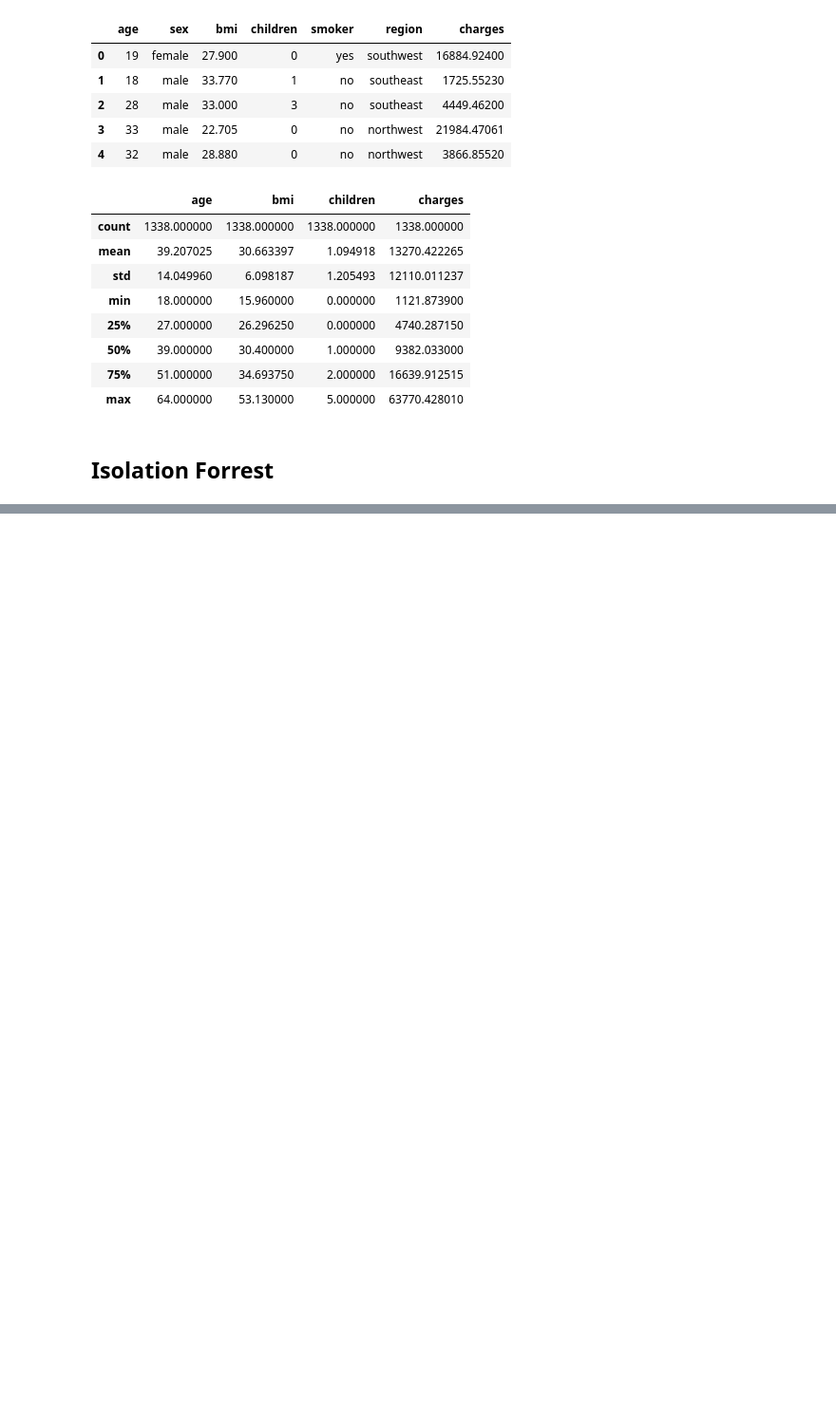
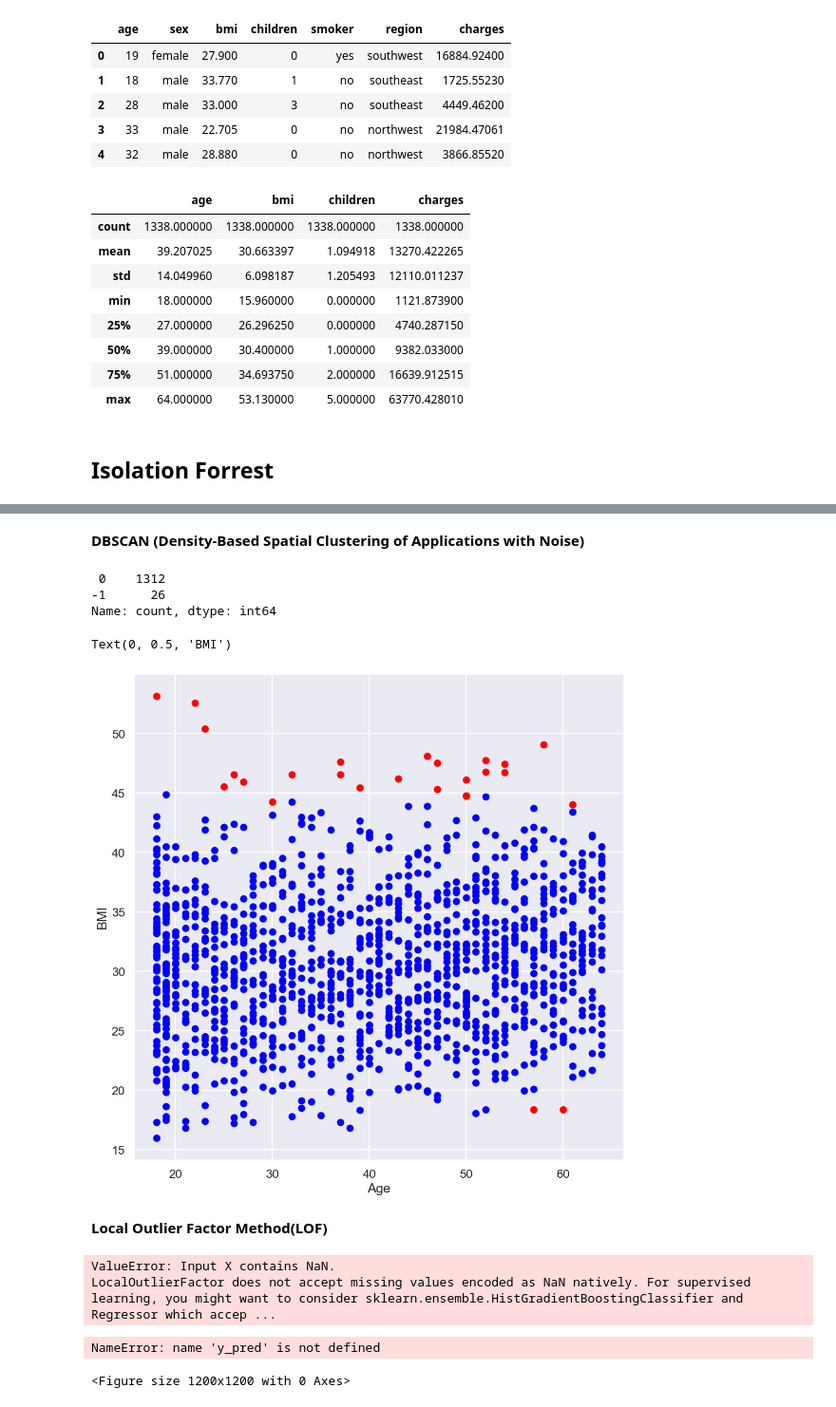
Before and after one commit to sulaiman-shamasna/Anomaly-Detection-Techniques, a Jupyter notebook: anomaly_detection.ipynb, the cells around one changed output, grey strips where cells are left out. Shown: that part at 95% size. Cells and saved outputs as stored; diff of their text form; code cells hidden in the pictures; blank space fills up the shorter version.

```diff
--- a/anomaly_detection.ipynb
+++ b/anomaly_detection.ipynb
@@ -375,0 +376,57 @@ for i, column in enumerate(cols):
+# %% [markdown]
+**DBSCAN (Density-Based Spatial Clustering of Applications with Noise)**
+# %%
+X = df_3[['age','bmi']].values
+
+db = DBSCAN(eps=3.0, min_samples=10).fit(X)
+labels = db.labels_
+# %%
+pd.Series(labels).value_counts()
+# %% [output]
+ 0    1312
+-1      26
+Name: count, dtype: int64
+# %%
+plt.figure(figsize=(12,12))
+
+unique_labels = set(labels)
+colors = ['blue', 'red']
+
+for color,label in zip(colors, unique_labels):
+    sample_mask = [True if l == label else False for l in labels]
+    plt.plot(X[:,0][sample_mask], X[:, 1][sample_mask], 'o', color=color);
+plt.xlabel('Age')
+plt.ylabel('BMI')
+# %% [output]
+Text(0, 0.5, 'BMI')
+[figure, added]
+# %% [markdown]
+**Local Outlier Factor Method(LOF)**
+# %%
+clf = LocalOutlierFactor(n_neighbors=50, contamination='auto')
+X = df_1[['age','chol']].values
+y_pred = clf.fit_predict(X)
+# %% [output]
+ValueError: Input X contains NaN.
+LocalOutlierFactor does not accept missing values encoded as NaN natively. For supervised learning, you might want to consider sklearn.ensemble.HistGradientBoostingClassifier and Regressor which accep ...
+# %%
+plt.figure(figsize=(12,12))
+# plot the level sets of the decision function
+
+in_mask = [True if l == 1 else False for l in y_pred]
+out_mask = [True if l == -1 else False for l in y_pred]
+
+plt.title("Local Outlier Factor (LOF)")
+# inliers
+a = plt.scatter(X[in_mask, 0], X[in_mask, 1], c = 'blue',
+                edgecolor = 'k', s = 30)
+# outliers
+b = plt.scatter(X[out_mask, 0], X[out_mask, 1], c = 'red',
+                edgecolor = 'k', s = 30)
+plt.axis('tight')
+plt.xlabel('Age');
+plt.ylabel('Cholestrol');
+plt.show()
+# %% [output]
+NameError: name 'y_pred' is not defined
+<Figure size 1200x1200 with 0 Axes>
```
Also changed, not shown: parts of 1 cell of this notebook.
